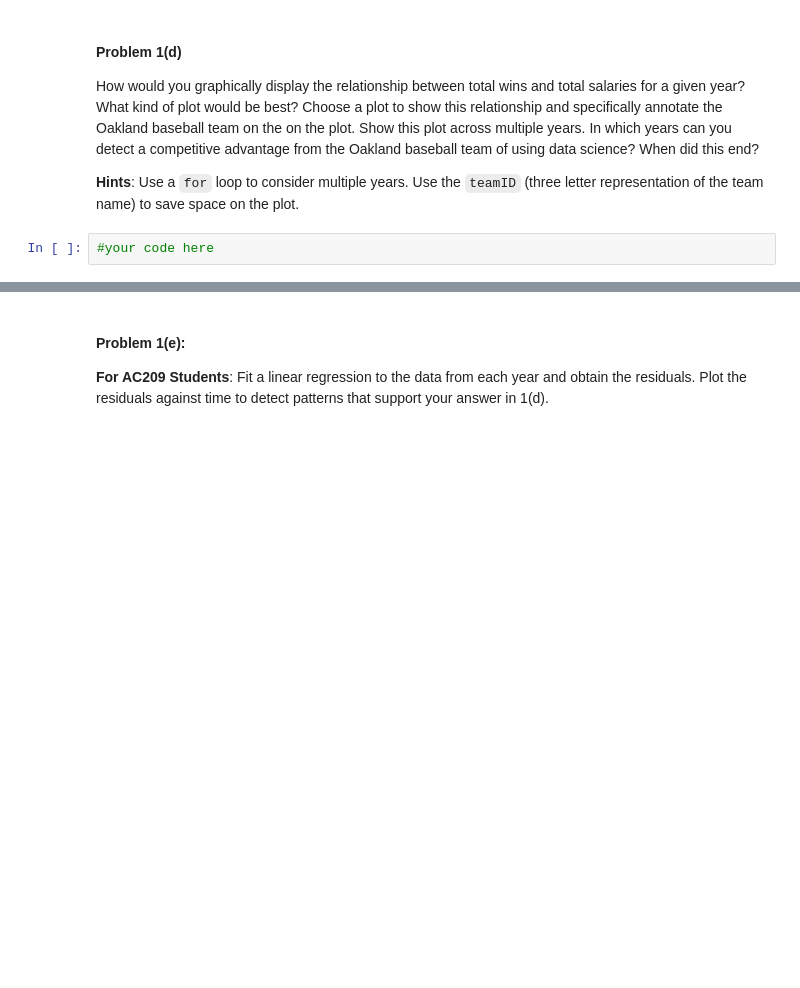
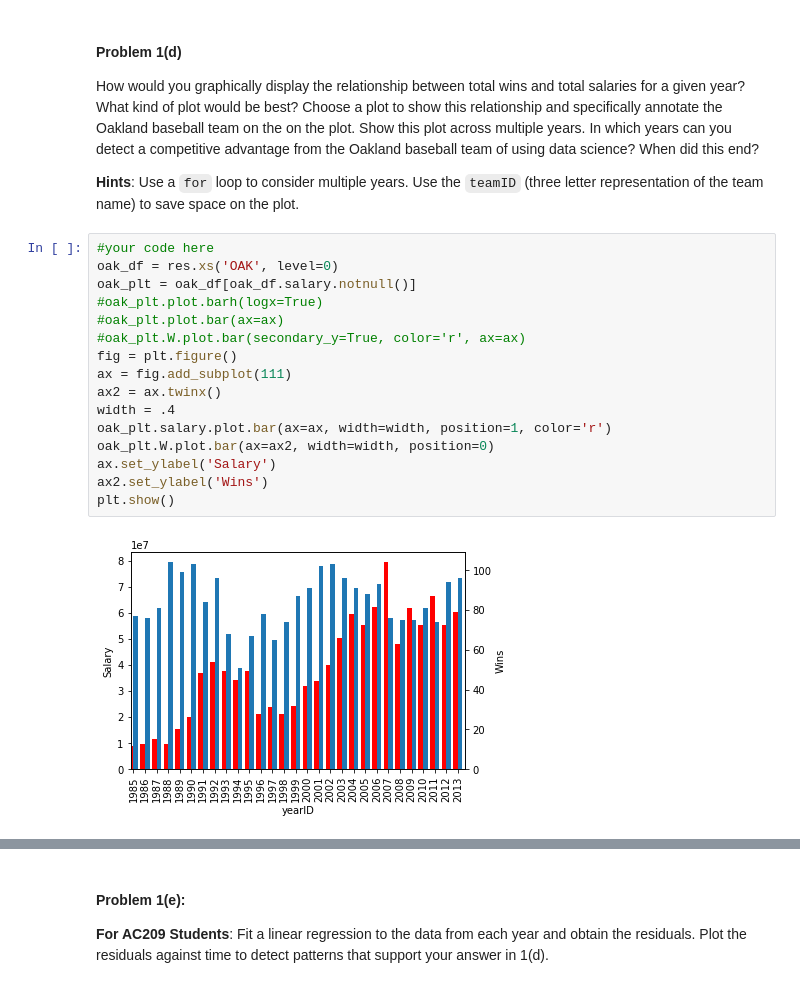
Before and after one commit to artgonline/2014, a Jupyter notebook: homework/HW1.ipynb, the cells around one changed output, grey strips where cells are left out. Saved outputs shown, nothing was run; the diff lists cells and outputs as text; blank space fills up the shorter version.

```diff
--- a/homework/HW1.ipynb
+++ b/homework/HW1.ipynb
@@ -144,5 +134,21 @@ df[['W', 'salary']].head(20)
 How would you graphically display the relationship between total wins and total salaries for a given year? What kind of plot would be best? Choose a plot to show this relationship and specifically annotate the Oakland baseball team on the on the plot. Show this plot across multiple years. In which years can you detect a competitive advantage from the Oakland baseball team of using data science? When did this end?
 
 **Hints**: Use a `for` loop to consider multiple years. Use the `teamID` (three letter representation of the team name) to save space on the plot.
-# %%
-#your code here
+# %%
+#your code here
+oak_df = res.xs('OAK', level=0)
+oak_plt = oak_df[oak_df.salary.notnull()]
+#oak_plt.plot.barh(logx=True)
+#oak_plt.plot.bar(ax=ax)
+#oak_plt.W.plot.bar(secondary_y=True, color='r', ax=ax)
+fig = plt.figure()
+ax = fig.add_subplot(111)
+ax2 = ax.twinx()
+width = .4
+oak_plt.salary.plot.bar(ax=ax, width=width, position=1, color='r')
+oak_plt.W.plot.bar(ax=ax2, width=width, position=0)
+ax.set_ylabel('Salary')
+ax2.set_ylabel('Wins')
+plt.show()
+# %% [output]
+[figure, added]
```
Also changed, not shown: parts of 2 cells of this notebook.
